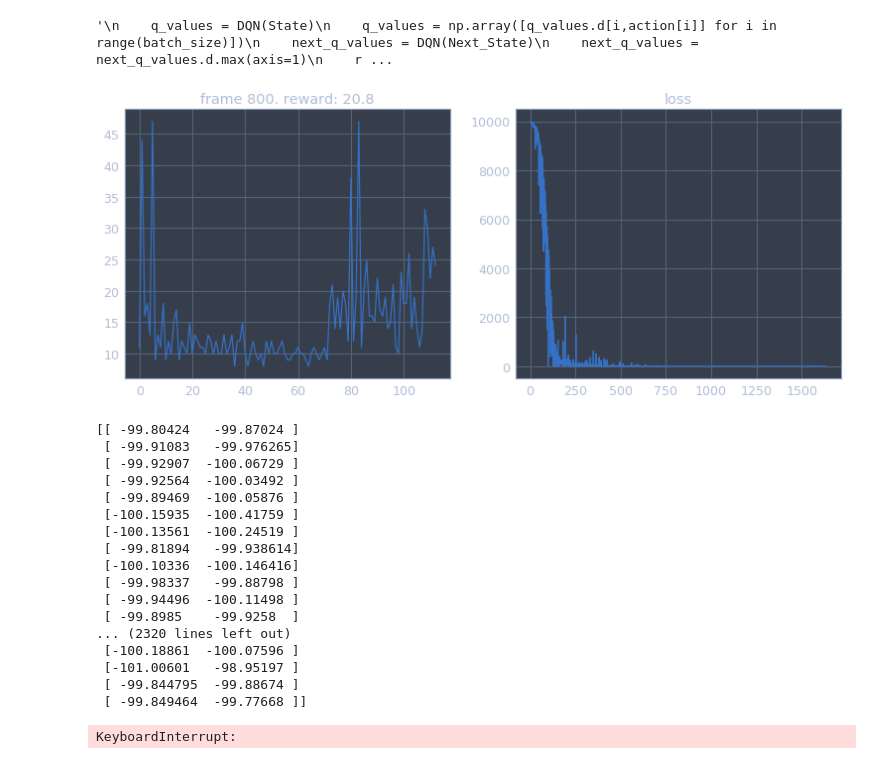
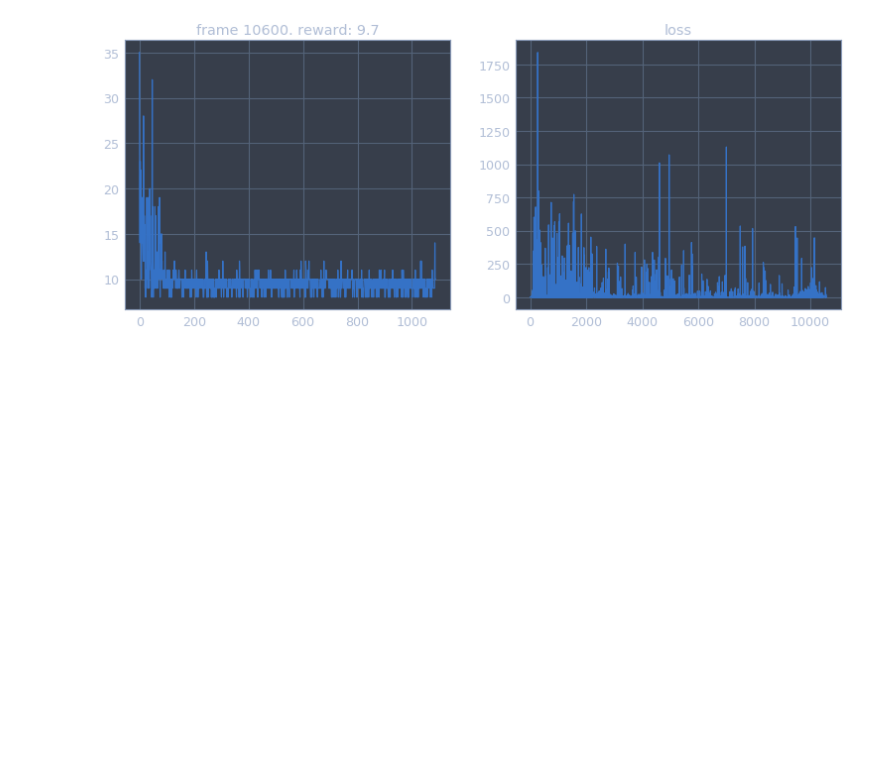
Before and after one commit to kinopiiiii/NNabla_RL, a Jupyter notebook: dqn_nnabla.ipynb, the cells around one changed output. Saved outputs shown, nothing was run; the diff lists cells and outputs as text; code cells hidden in the pictures; blank space fills up the shorter version.

Commit message:
[add] expected_q_valueの実装

```diff
--- a/dqn_nnabla.ipynb
+++ b/dqn_nnabla.ipynb
@@ -84,11 +84,13 @@ State = nn.Variable([32, 4]) #あとで次元数変数で定義
 Action = nn.Variable([32, 1])
 Q = DQN(State)
 Q_value = F.sum(F.one_hot(Action, (2,)) * Q, axis=1, keepdims=True)#QからActionのやつを抜き出す
-t = nn.Variable([32, 1])
-#t = nn.Variable([32, 2])
+next_Q_value = F.max(Q, axis=1, keepdims=True) #Qから最大のもので一列作る
+expected_Q_value = nn.Variable([32, 1])
+#next_Q_value = Q.max(axis=1),reshape(32,1) #Qから最大のもので一列作る
+
 
 #損失関数定義
-loss = F.squared_error(Q_value, t)
+loss = F.squared_error(Q_value, expected_Q_value)
 
 #solver定義
 solver = S.Adam(learning_rate)
@@ -106,6 +108,8 @@ def compute_td_loss(batch_size):
     state, action, reward, next_state, done = replay_buffer.sample(batch_size)
     #変数代入
     State.d = state
+    Reward = np.array(reward).reshape([batch_size,1])
+    Done =np.array(done).reshape([batch_size,1])
 
     #行動の次元数が1のとき
     action = np.array(action)
@@ -114,38 +118,19 @@ def compute_td_loss(batch_size):
 
     Q.forward()
     Q_value.forward()
-    t.d = np.full((32,1),-100.0)
+
+    #変数代入
+    State.d = next_state
+    Q.forward()
+    next_Q_value = np.max(Q.d, axis=1, keepdims=True)
+    expected_Q_value.d = Reward + gamma * next_Q_value * (1 - Done)
 
     loss.forward()
     solver.zero_grad()
     loss.backward()
     solver.update()
-#    print("DQN_loss",loss.d)
-#    Q = DQN(State)
-#    print("Q1 :",Q.d)
-#    Q.forward()
-#    print("action :",Action.d)
-#    print("Q2 :",Q.d)
+
     return loss
-"""
-    q_values = DQN(State)
-    q_values = np.array([q_values.d[i,action[i]] for i in range(batch_size)])
-    next_q_values = DQN(Next_State)
-    next_q_values = next_q_values.d.max(axis=1)
-    reward = np.array(reward)
-    done = np.array(done)
-    expected_q_value = reward + gamma * next_q_values * (1 - done)
-    q_values = nn.Variable.from_numpy_array(q_values)
-    expected_q_value = nn.Variable.from_numpy_array(expected_q_value)
-
-    DQN_loss = F.squared_error(q_values, expected_q_value)
-    DQN_loss.forward()
-    DQN_solver.zero_grad()
-    DQN_loss.backward()
-    DQN_solver.update()
-"""
-# %% [output]
-'\n    q_values = DQN(State)\n    q_values = np.array([q_values.d[i,action[i]] for i in range(batch_size)])\n    next_q_values = DQN(Next_State)\n    next_q_values = next_q_values.d.max(axis=1)\n    r ...
 # %%
 def plot(frame, rewards, losses):
     clear_output(True)
@@ -160,42 +145,25 @@ def plot(frame, rewards, losses):
 # %%
 state = env.reset()
 nn.clear_parameters()
 for frame in range(1, max_frames):
     epsilon = epsilon_by_frame(frame)
     action = act(state, epsilon)
     next_state, reward, done, _ = env.step(action)
     replay_buffer.push(state, action, reward, next_state, done)
     state = next_state
     episode_reward += reward
-#    env.render()
+    env.render()
     if done:
         state = env.reset()
         overall_rewards.append(episode_reward)
         episode_reward = 0
 
     if len(replay_buffer) > batch_size:
         loss = compute_td_loss(batch_size)
         losses.append(np.average(loss.d[0]))
     if frame % 200 == 0:
         plot(frame, overall_rewards, losses)
+#TODO ターゲットネットワーク
 # %% [output]
-[figure, old version]
+[figure, new version]
-[[ -99.80424   -99.87024 ]
- [ -99.91083   -99.976265]
- [ -99.92907  -100.06729 ]
- [ -99.92564  -100.03492 ]
- [ -99.89469  -100.05876 ]
- [-100.15935  -100.41759 ]
- [-100.13561  -100.24519 ]
- [ -99.81894   -99.938614]
- [-100.10336  -100.146416]
- [ -99.98337   -99.88798 ]
- [ -99.94496  -100.11498 ]
- [ -99.8985    -99.9258  ]
-... (2320 lines left out)
- [-100.18861  -100.07596 ]
- [-101.00601   -98.95197 ]
- [ -99.844795  -99.88674 ]
- [ -99.849464  -99.77668 ]]
-KeyboardInterrupt:
 # %%
```
Also changed, not shown: parts of 3 cells of this notebook.
